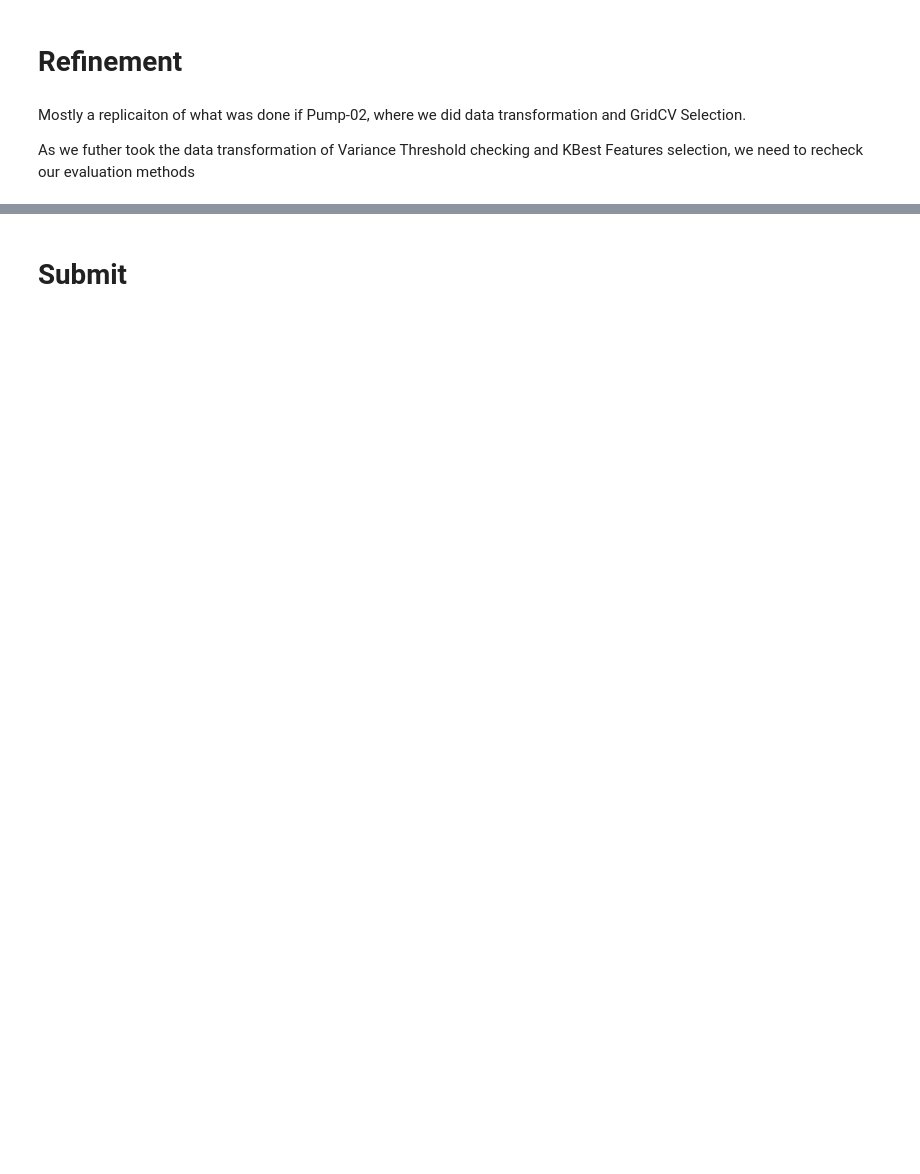
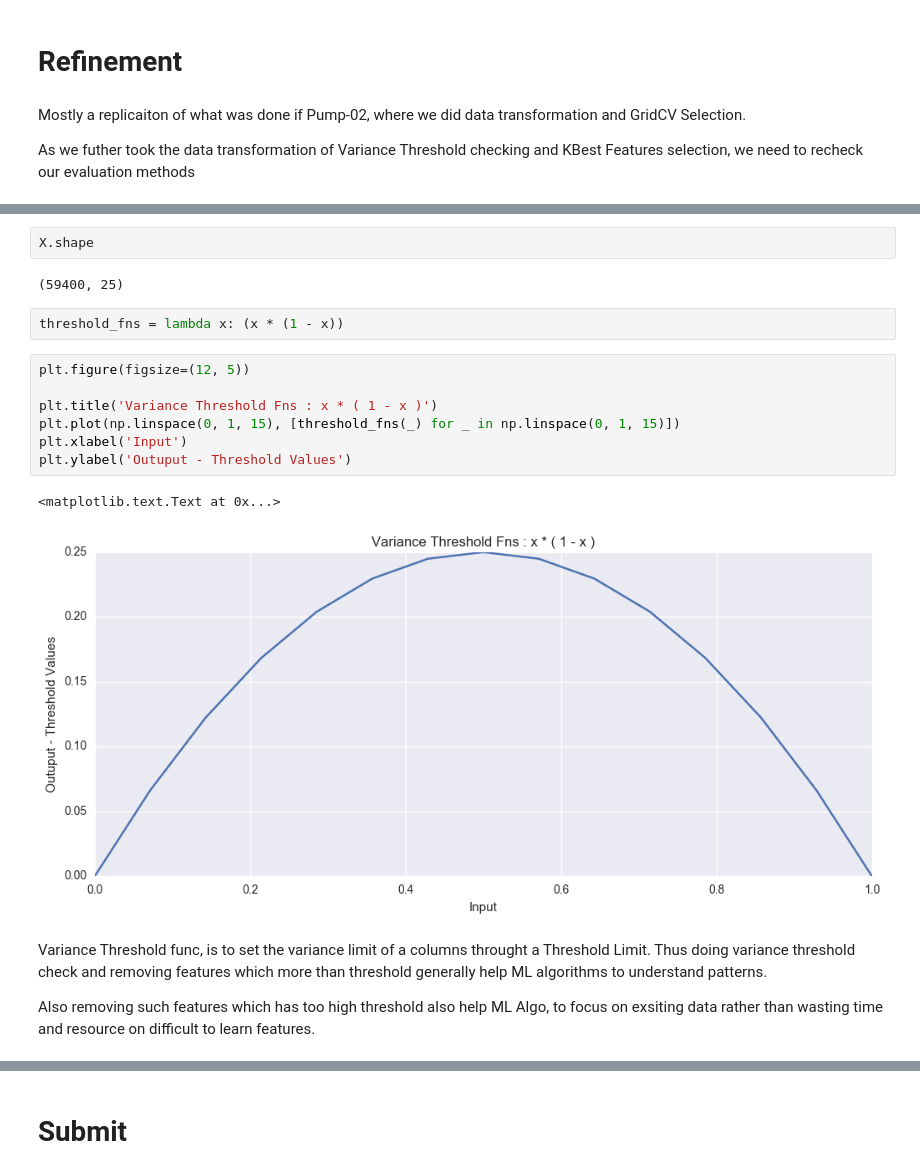
Before and after one commit to msampathkumar/datadriven, a Jupyter notebook: PumpIt-05.ipynb, the cells around one changed output, grey strips where cells are left out. Cells and saved outputs as stored; diff of their text form; blank space fills up the shorter version.

```diff
--- a/PumpIt-05.ipynb
+++ b/PumpIt-05.ipynb
@@ -238,0 +241,20 @@ Avg Score: [ 0.15965  0.15904  0.16     0.15978  0.15939]
+# %%
+X.shape
+# %% [output]
+(59400, 25)
+# %%
+threshold_fns = lambda x: (x * (1 - x))
+# %%
+plt.figure(figsize=(12, 5))
+
+plt.title('Variance Threshold Fns : x * ( 1 - x )')
+plt.plot(np.linspace(0, 1, 15), [threshold_fns(_) for _ in np.linspace(0, 1, 15)])
+plt.xlabel('Input')
+plt.ylabel('Outuput - Threshold Values')
+# %% [output]
+<matplotlib.text.Text at 0x...>
+[figure, added]
+# %% [markdown]
+Variance Threshold func, is to set the variance limit of a columns throught a Threshold Limit. Thus doing variance threshold check and removing features which more than threshold generally help ML algorithms to understand patterns.
+
+Also removing such features which has too high threshold also help ML Algo, to focus on exsiting data rather than wasting time and resource on difficult to learn features.
```
Also changed, not shown: parts of 63 cells of this notebook, 4 other files.
